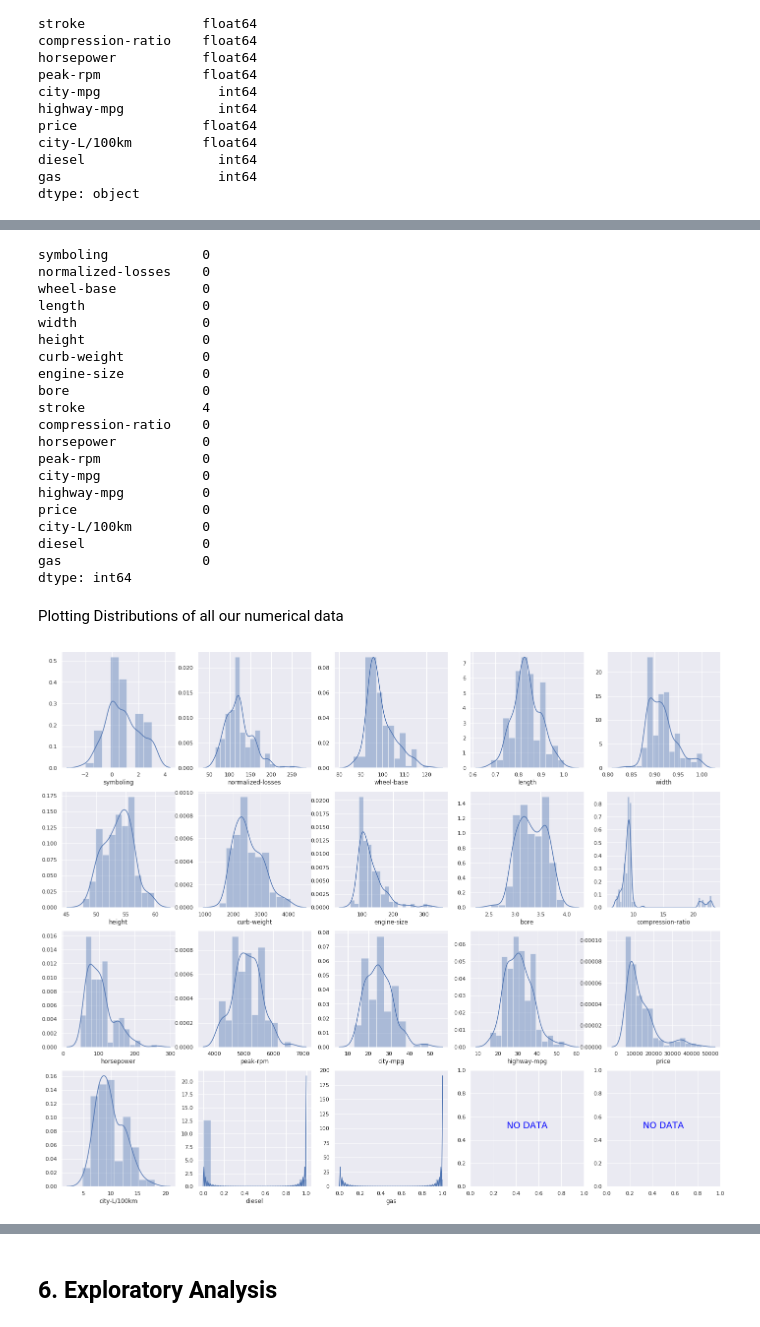
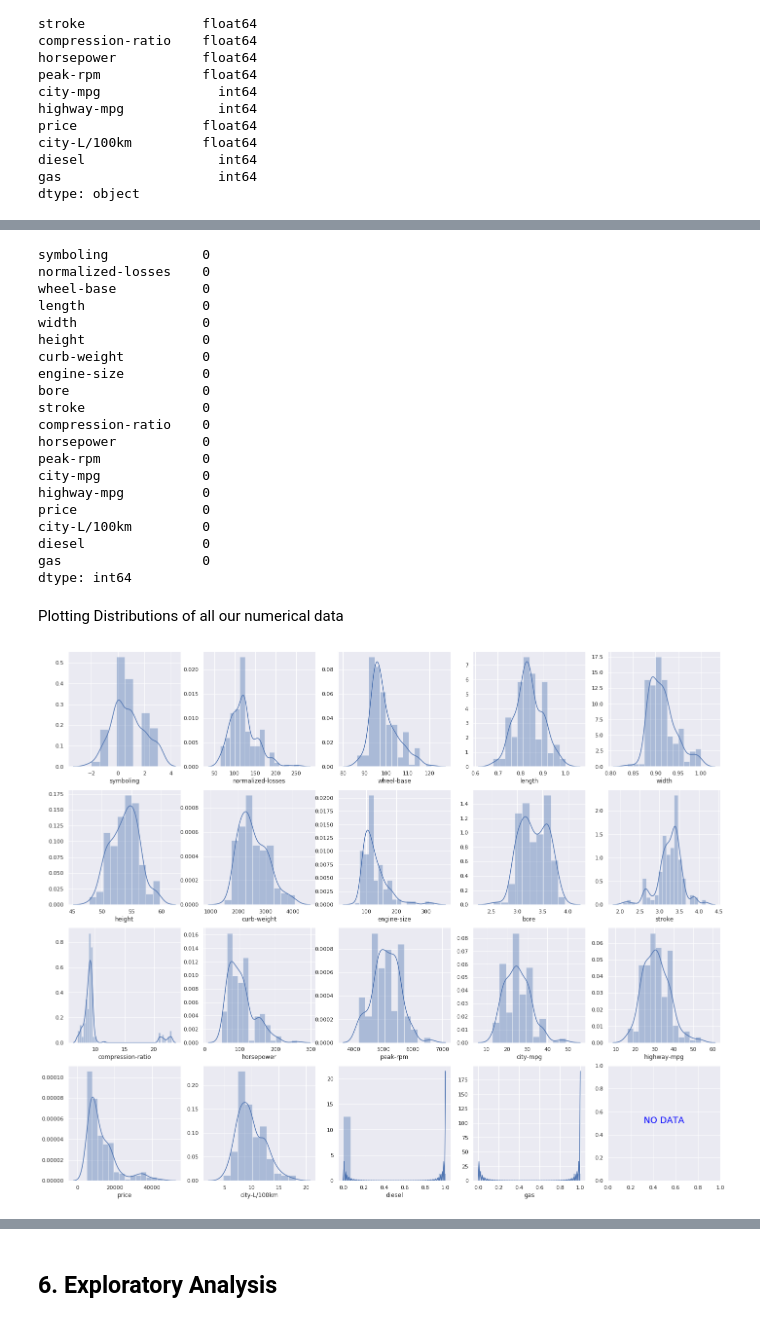
Before and after one commit to S-Ngigi/ML, a Jupyter notebook: Multivariate_Analysis_I_(Exploratory_Data_Analysis)_Exercise_2.ipynb, the cells around one changed output, grey strips where cells are left out. Drawn from its saved outputs; the diff is of its cells as text; code cells hidden in the pictures.

```diff
--- a/Multivariate_Analysis_I_(Exploratory_Data_Analysis)_Exercise_2.ipynb
+++ b/Multivariate_Analysis_I_(Exploratory_Data_Analysis)_Exercise_2.ipynb
@@ -126,0 +162,3 @@ dtype: object
+# %%
+# We drop all null since they are only 4 as a first approach
+num_cols.dropna(inplace=True)
@@ -182,7 +225,7 @@ height               0
 curb-weight          0
 engine-size          0
 bore                 0
-stroke               4
+stroke               0
 compression-ratio    0
 horsepower           0
 peak-rpm             0
@@ -198,27 +241,25 @@ Plotting Distributions of all our numerical data
 # %%
 # Defining the figure size and number of plots we want
 fig, axs = plt.subplots(4, 5, figsize=(24, 20))
 # Unraveling the 4 by 5 axis matrix into a 1D arrary to get total # of plots
 axs = axs.ravel()
 # Extracting column names
 col_names = num_cols.columns.values.tolist()
-# Removing troubles some stroke column
-col_names.remove('stroke')
 
 # Iterating through the axis
 for i in range(len(axs)):
   # Extracting the col_name/feature at an iteration
   if len(col_names) > i:
     # Plotting the distriburion
     sns.distplot(num_cols[col_names[i]], ax=axs[i])
   else:
     # Plotting no Data
     axs[i].text(0.5, 0.5, "NO DATA", color='blue', fontsize=18, ha='center')
 
 # Showing plot
 plt.show()
 # %% [output]
-[figure, old version]
+[figure, new version]
 # %%
 
 # Checking for Outliers
```
Also changed, not shown: parts of 7 cells of this notebook.
